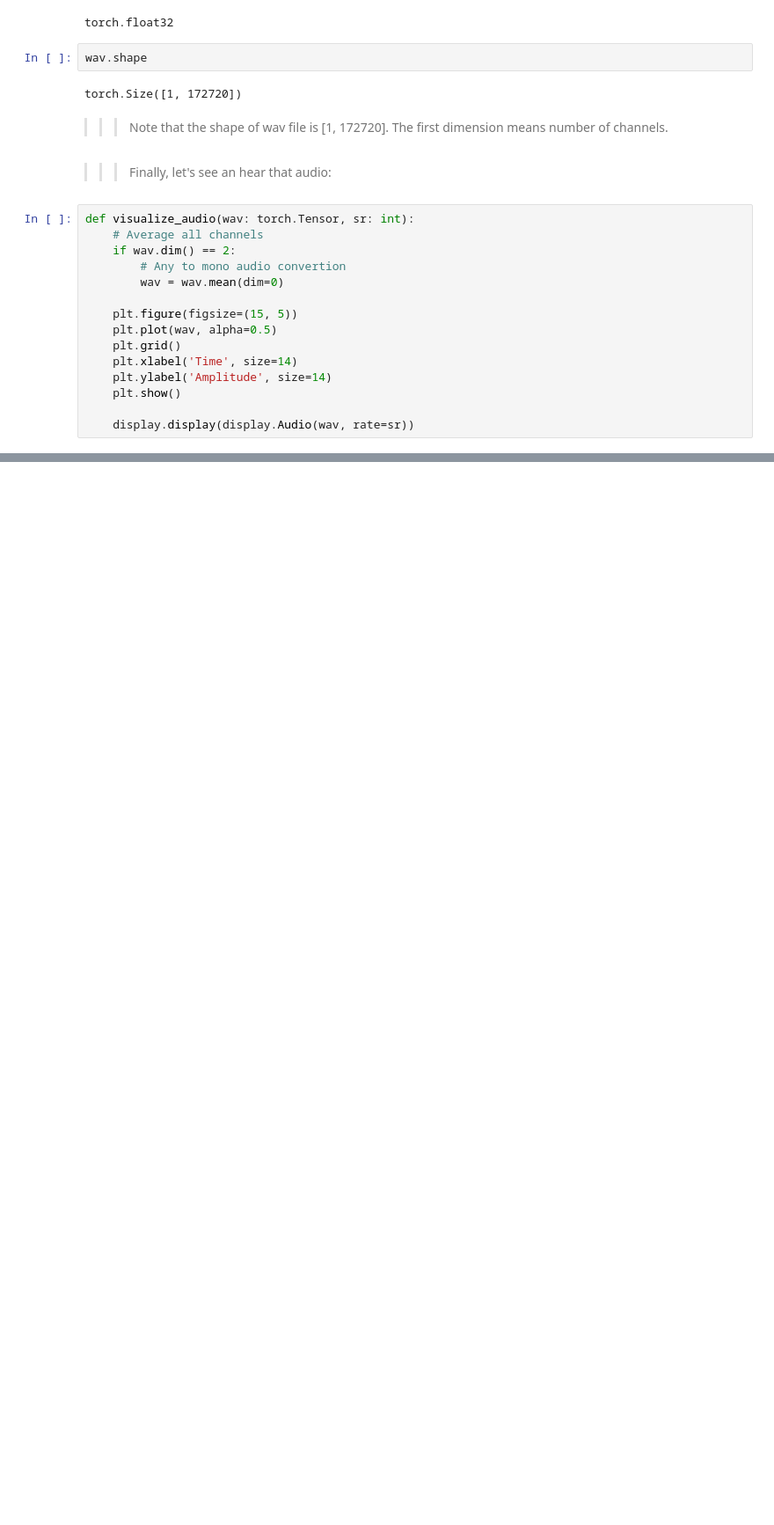
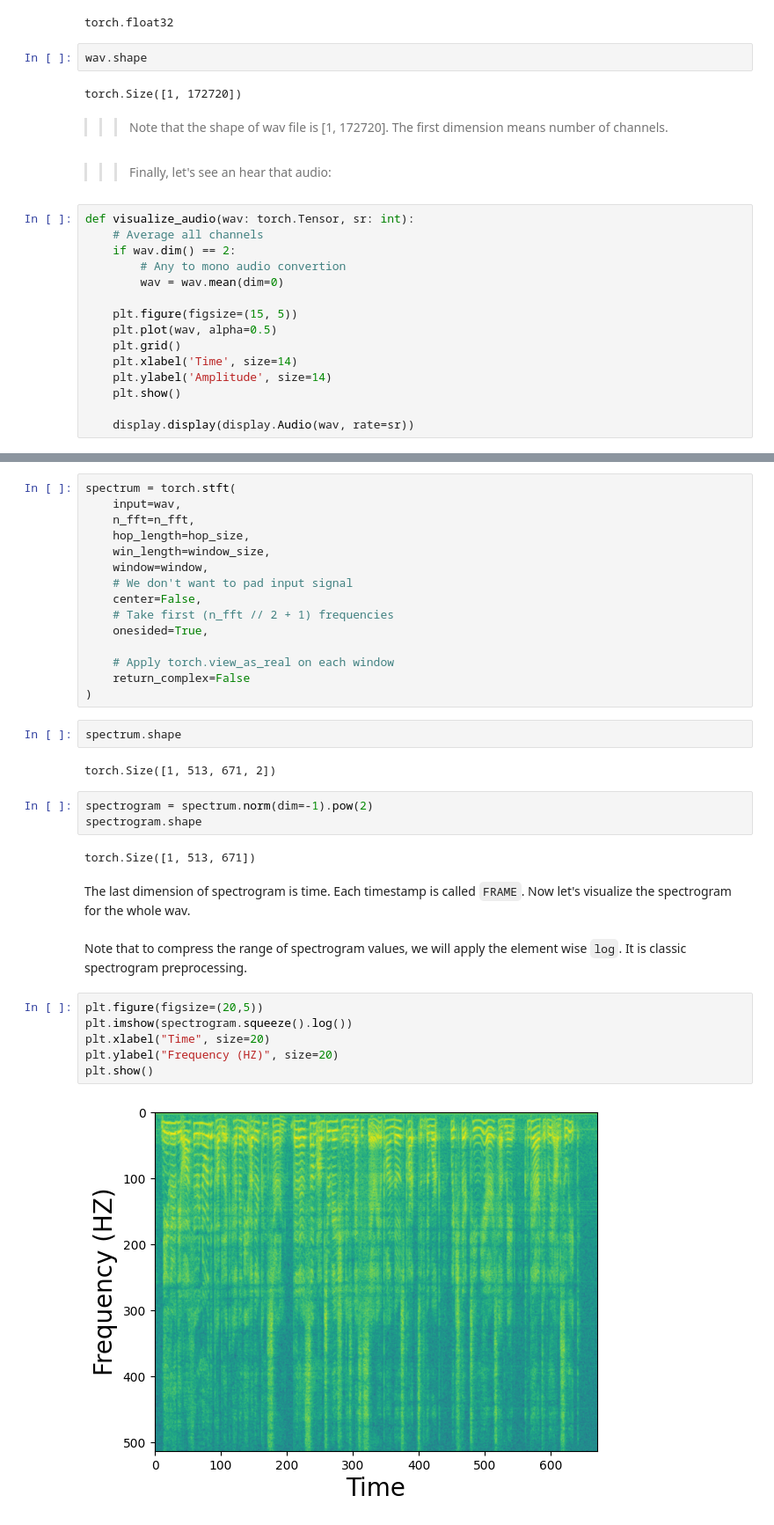
Before and after one commit to longlnOff/Deep-Learning-Audio-with-PyTorch, a Jupyter notebook: Week02 - Introduction to Digital Signal Processing/seminar_week2.ipynb, the cells around one changed output, grey strips where cells are left out. Shown at 88% size. Drawn from its saved outputs; the diff is of its cells as text; blank space fills up the shorter version.

```diff
--- a/Week02 - Introduction to Digital Signal Processing/seminar_week2.ipynb
+++ b/Week02 - Introduction to Digital Signal Processing/seminar_week2.ipynb
@@ -75,0 +143,36 @@ visualize_audio(wav=wav, sr=sr)
+# %%
+spectrum = torch.stft(
+    input=wav,
+    n_fft=n_fft,
+    hop_length=hop_size,
+    win_length=window_size,
+    window=window,
+    # We don't want to pad input signal
+    center=False,
+    # Take first (n_fft // 2 + 1) frequencies
+    onesided=True,
+
+    # Apply torch.view_as_real on each window
+    return_complex=False
+)
+# %%
+spectrum.shape
+# %% [output]
+torch.Size([1, 513, 671, 2])
+# %%
+spectrogram = spectrum.norm(dim=-1).pow(2)
+spectrogram.shape
+# %% [output]
+torch.Size([1, 513, 671])
+# %% [markdown]
+The last dimension of spectrogram is time. Each timestamp is called `FRAME`. Now let's visualize the spectrogram for the whole wav.
+# %% [markdown]
+Note that to compress the range of spectrogram values, we will apply the element wise `log`. It is classic spectrogram preprocessing.
+# %%
+plt.figure(figsize=(20,5))
+plt.imshow(spectrogram.squeeze().log())
+plt.xlabel("Time", size=20)
+plt.ylabel("Frequency (HZ)", size=20)
+plt.show()
+# %% [output]
+[figure, added]
```
Also changed, not shown: parts of 49 cells of this notebook, 1 other file.
